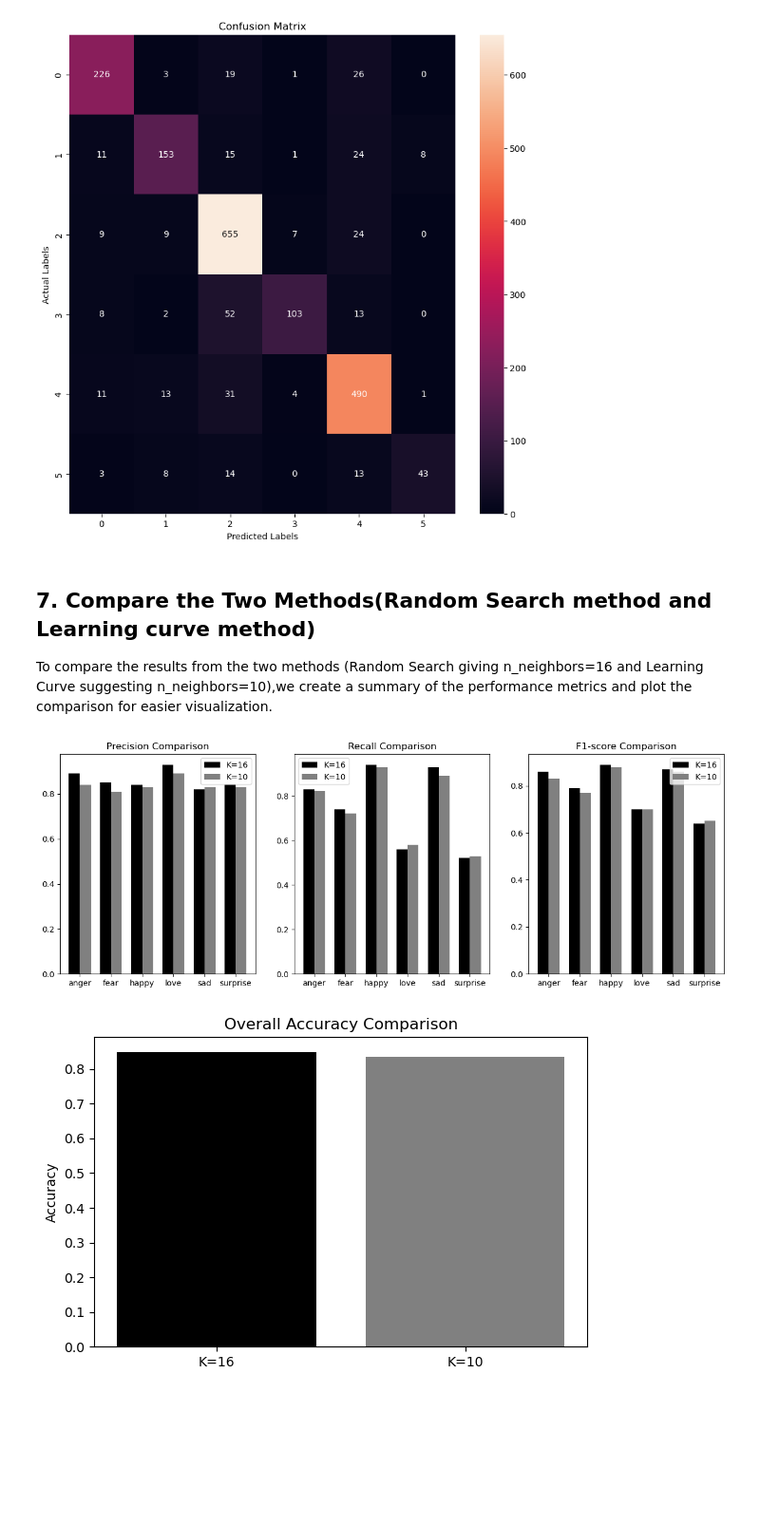
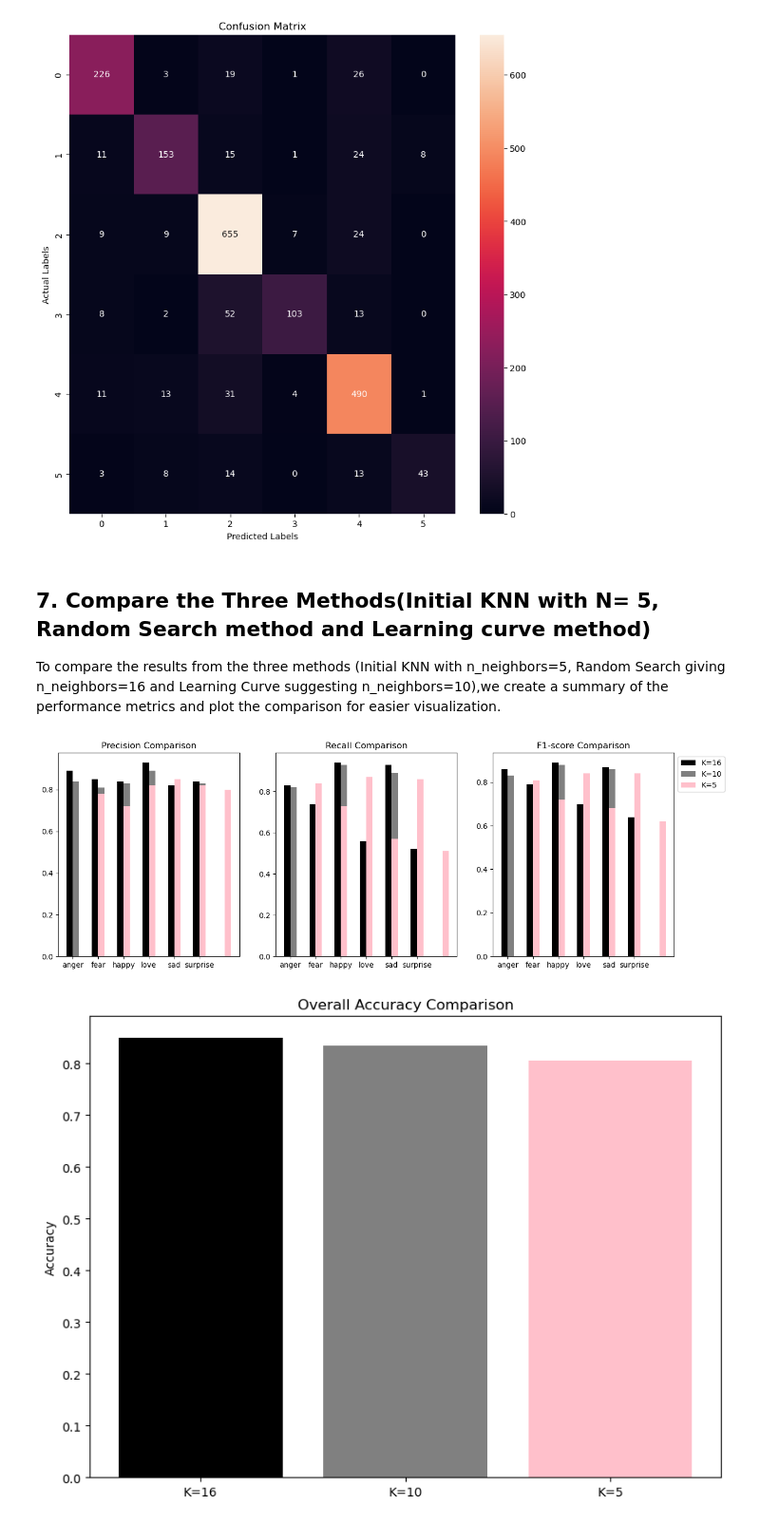
Before and after one commit to Chethana-16/Deep-Learning-project, a Jupyter notebook: EDA-DL.ipynb, the cells around one changed output. Shown: that part at 95% size. Cells and saved outputs as stored; diff of their text form; code cells hidden in the pictures; blank space fills up the shorter version.

```diff
--- a/EDA-DL.ipynb
+++ b/EDA-DL.ipynb
@@ -430,8 +430,8 @@ plt.show()
 # %% [output]
 [figure]
 # %% [markdown]
-## 7. Compare the Two Methods(Random Search method and Learning curve method)
-To compare the results from the two methods (Random Search giving n_neighbors=16 and Learning Curve suggesting n_neighbors=10),we create a summary of the performance metrics and plot the comparison for easier visualization.
+## 7. Compare the Three Methods(Initial KNN with N= 5, Random Search method and Learning curve method)
+To compare the results from the three methods (Initial KNN with n_neighbors=5, Random Search giving n_neighbors=16 and Learning Curve suggesting n_neighbors=10),we create a summary of the performance metrics and plot the comparison for easier visualization.
 # %%
 performance_metrics_16 = {
     'accuracy': 0.849,
@@ -488,41 +488,72 @@ performance_metrics_10 = {
         'surprise': 0.65
     }
 }
+performance_metrics_5 = {
+    'accuracy': 0.806,
+    'precision': {
+        'anger': 0.78,
+        'fear': 0.72,
+        'happy': 0.82,
+        'love': 0.85,
+        'sad': 0.82,
+        'surprise': 0.80
+    },
+    'recall': {
+        'anger': 0.84,
+        'fear': 0.73,
+        'happy': 0.87,
+        'love': 0.57,
+        'sad': 0.86,
+        'surprise': 0.51
+    },
+    'f1-score': {
+        'anger': 0.81,
+        'fear': 0.72,
+        'happy': 0.84,
+        'love': 0.68,
+        'sad': 0.84,
+        'surprise': 0.62
+    }
+
+}
 # %%
 import numpy as np
 # List of emotions
 emotions = ['anger', 'fear', 'happy', 'love', 'sad', 'surprise']
 
 # Metrics to plot
 metrics = ['precision', 'recall', 'f1-score']
 
 # Create subplots
 fig, axes = plt.subplots(nrows=1, ncols=3, figsize=(15, 5))
 axes = axes.ravel()
 
 for idx, metric in enumerate(metrics):
     scores_16 = [performance_metrics_16[metric][emotion] for emotion in emotions]
     scores_10 = [performance_metrics_10[metric][emotion] for emotion in emotions]
+    scores_5 = [performance_metrics_5[metric][emotion] for emotion in emotions]
 
-    bar_width = 0.35
+    bar_width = 0.25
     index = np.arange(len(emotions))
 
     axes[idx].bar(index, scores_16, bar_width, label='K=16', color='black')
     axes[idx].bar(index + bar_width, scores_10, bar_width, label='K=10', color='gray')
+    axes[idx].bar(index + bar_width + 1, scores_5, bar_width, label='K=5', color='pink')
 
     axes[idx].set_title(f'{metric.capitalize()} Comparison')
     axes[idx].set_xticks(index + bar_width / 2)
     axes[idx].set_xticklabels(emotions)
-    axes[idx].legend()
+
 
 # Overall accuracy comparison
-plt.figure(figsize=(6, 4))
-plt.bar(['K=16', 'K=10'], [performance_metrics_16['accuracy'], performance_metrics_10['accuracy']], color=['black', 'gray'])
+plt.figure(figsize=(8, 6))
+plt.bar(['K=16', 'K=10', 'K=5'], [performance_metrics_16['accuracy'], performance_metrics_10['accuracy'], performance_metrics_5['accuracy']], color=['black', 'gray', 'pink'])
 plt.title('Overall Accuracy Comparison')
 plt.ylabel('Accuracy')
+axes[idx].legend(loc='upper left', bbox_to_anchor=(1, 1))
 
 plt.tight_layout()
 plt.show()
 # %% [output]
-[figure, old version]
+[figure, new version]
-[figure, old version]
+[figure, new version]
```
